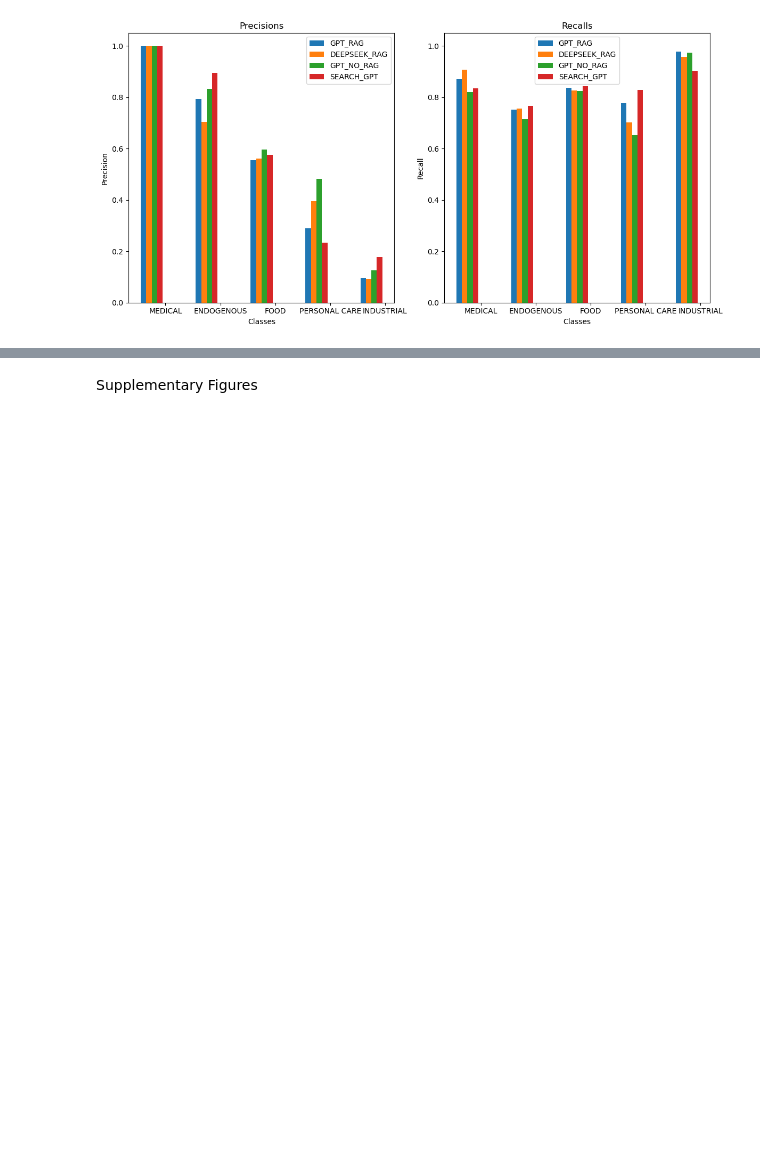
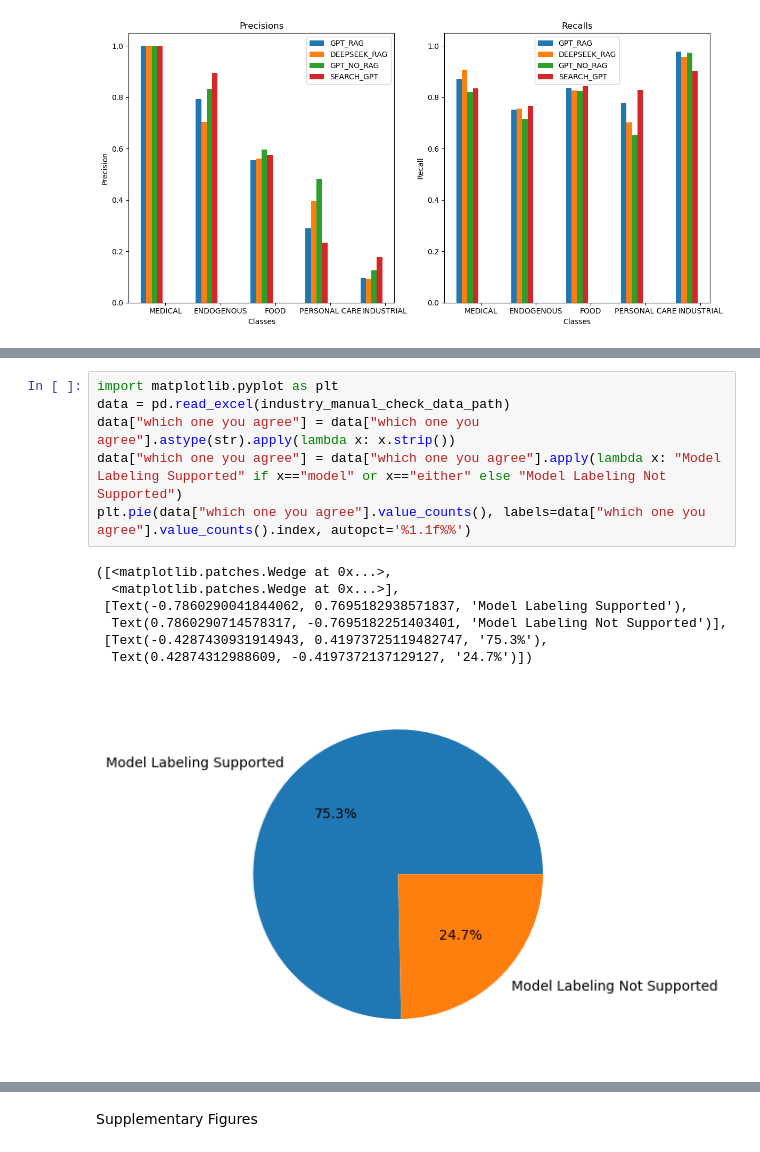
Before and after one commit to prajitrr/chemsource-paper, a Jupyter notebook: notebooks/01_drug-library-data-analysis.ipynb, the cells around one changed output, grey strips where cells are left out. Saved outputs shown, nothing was run; the diff lists cells and outputs as text; blank space fills up the shorter version.

```diff
--- a/notebooks/01_drug-library-data-analysis.ipynb
+++ b/notebooks/01_drug-library-data-analysis.ipynb
@@ -55,0 +95,14 @@ plot_metrics_all_methods(harmonized_automated, harmonized_manual)
+# %%
+import matplotlib.pyplot as plt
+data = pd.read_excel(industry_manual_check_data_path)
+data["which one you agree"] = data["which one you agree"].astype(str).apply(lambda x: x.strip())
+data["which one you agree"] = data["which one you agree"].apply(lambda x: "Model Labeling Supported" if x=="model" or x=="either" else "Model Labeling Not Supported")
+plt.pie(data["which one you agree"].value_counts(), labels=data["which one you agree"].value_counts().index, autopct='%1.1f%%')
+# %% [output]
+([<matplotlib.patches.Wedge at 0x...>,
+  <matplotlib.patches.Wedge at 0x...>],
+ [Text(-0.7860290041844062, 0.7695182938571837, 'Model Labeling Supported'),
+  Text(0.7860290714578317, -0.7695182251403401, 'Model Labeling Not Supported')],
+ [Text(-0.4287430931914943, 0.41973725119482747, '75.3%'),
+  Text(0.42874312988609, -0.4197372137129127, '24.7%')])
+[figure, added]
```
Also changed, not shown: parts of 5 cells of this notebook, 11 other files.
